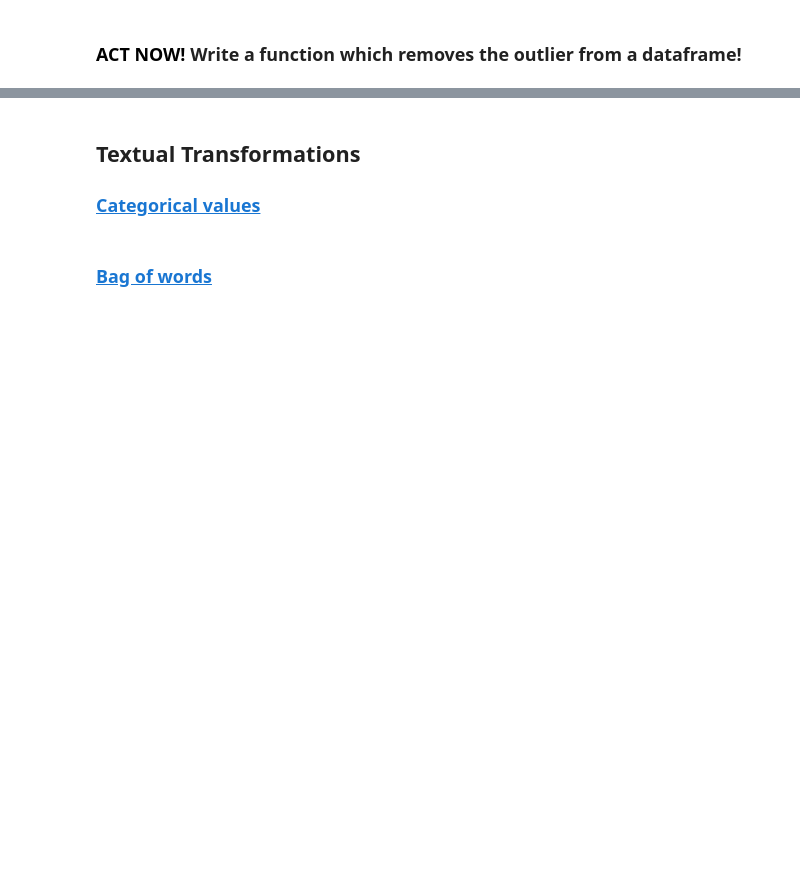
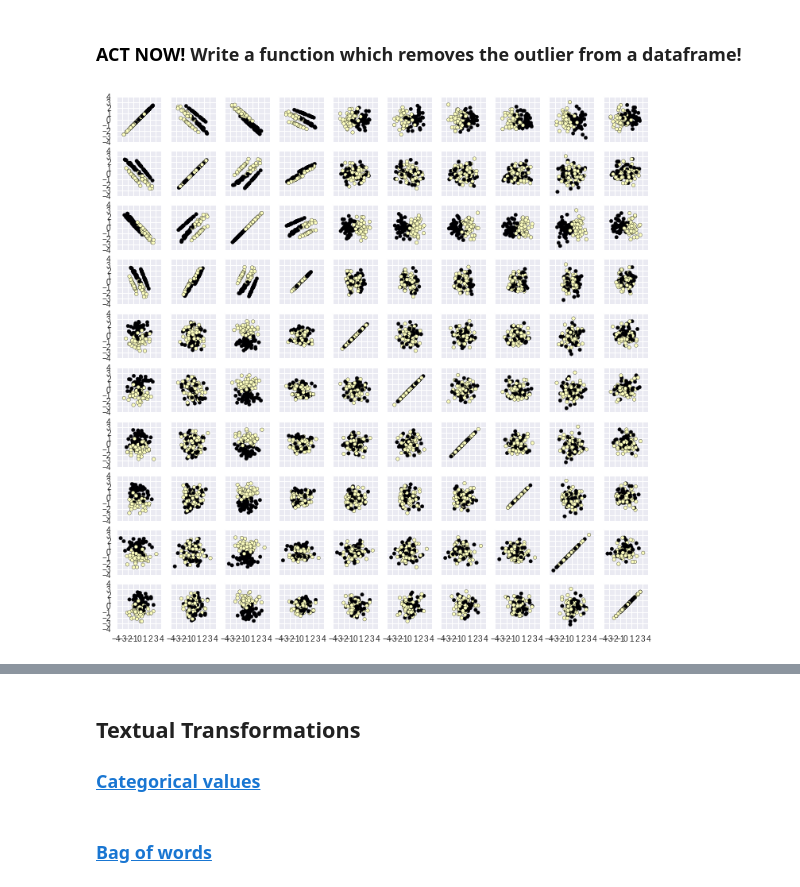
Before and after one commit to fulibacsi/oldsite, a Jupyter notebook: notebooks/DS_szisz_2016_I_3.ipynb, the cells around one changed output, grey strips where cells are left out. Cells and saved outputs as stored; diff of their text form; code cells hidden in the pictures; blank space fills up the shorter version.

```diff
--- a/notebooks/DS_szisz_2016_I_3.ipynb
+++ b/notebooks/DS_szisz_2016_I_3.ipynb
@@ -299,6 +392,13 @@ def remove_outlier(df):
     df' : pd.DataFrame
         The cleaned dataframe.
     """
-    # TODO: YOUR MAGIC
-    return df
+    df_comma = df.copy()
+    for col in df_comma.columns:
+        mean, std = df[col].mean(), df[col].std()
+        df_comma[col] = df[col][(df[col] < mean + 3*std) & (df[col] > mean - 3*std)]
+    return df_comma
+# %%
+gridplot(remove_outlier(outlied), labels)
+# %% [output]
+[figure, added]
 # %% [markdown]
```
Also changed, not shown: parts of 17 cells of this notebook.
